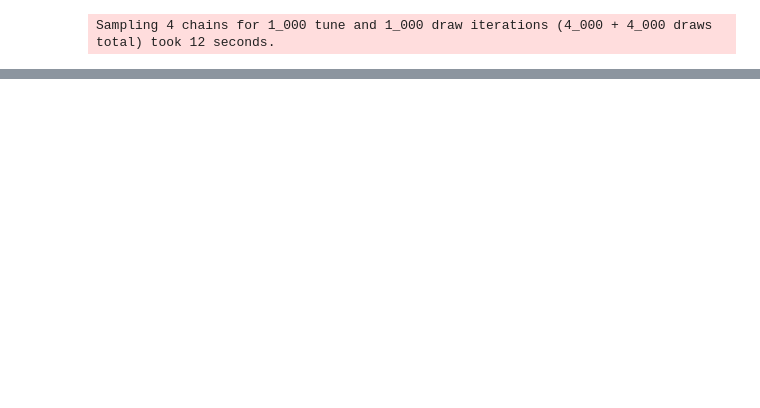
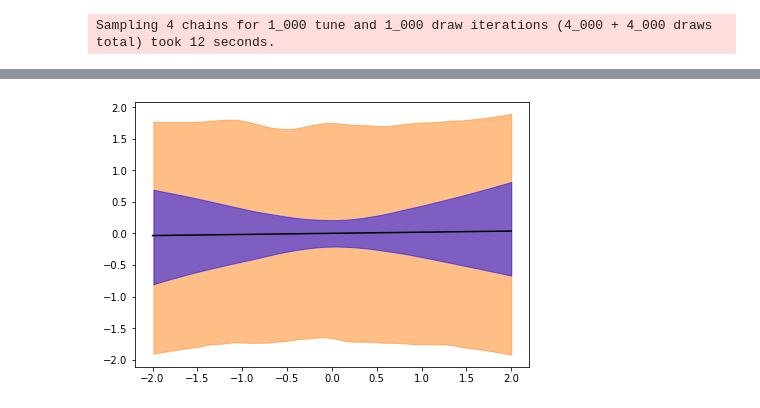
Before and after one commit to oadams/oadams.github.io, a Jupyter notebook: statistical_rethinking_solutions/ch5.ipynb, the cells around one changed output, grey strips where cells are left out. Saved outputs shown, nothing was run; the diff lists cells and outputs as text; code cells hidden in the pictures; blank space fills up the shorter version.

```diff
--- a/statistical_rethinking_solutions/ch5.ipynb
+++ b/statistical_rethinking_solutions/ch5.ipynb
@@ -375,0 +390,17 @@ plot_linear_hdi(trace['a'], trace['bS'], trace['sigma'], np.linspace(-2, 2, num=
+# %%
+def standardize(col):
+    return (col - col.mean()) / col.std()
+# %%
+df['L_std'] = standardize(df['lds'])
+df['M_std'] = standardize(df['Marriage'])
+df['A_std'] = standardize(df['MedianAgeMarriage'])
+df['D_std'] = standardize(df['Divorce'])
+# %%
+with pm.Model() as m:
+    a = pm.Normal('a', 0, 0.2)
+    bM = pm.Normal('bM', 0, 1)
+    bA = pm.Normal('bA', 0, 1)
+    bL = pm.Normal('bL', 0, 1)
+    sigma = pm.Exponential('sigma', 1)
+    mu = a + bM*df['M_std'] + bA*df['A_std'] + bL*df['L_std']
+    grade = pm.Normal('grade', mu, sigma, observed=df['D_std'])
@@ -375,0 +417,3 @@ plot_linear_hdi(trace['a'], trace['bS'], trace['sigma'], np.linspace(-2, 2, num=
+# %%
+with m:
+    trace = pm.sample(1000, tune=1000)
@@ -375,0 +427,4 @@ plot_linear_hdi(trace['a'], trace['bS'], trace['sigma'], np.linspace(-2, 2, num=
+# %%
+plot_linear_hdi(trace['a'], trace['bM'], trace['sigma'], np.linspace(-2, 2, num=30))
+# %% [output]
+[figure, added]
```
Also changed, not shown: parts of 73 cells of this notebook.
